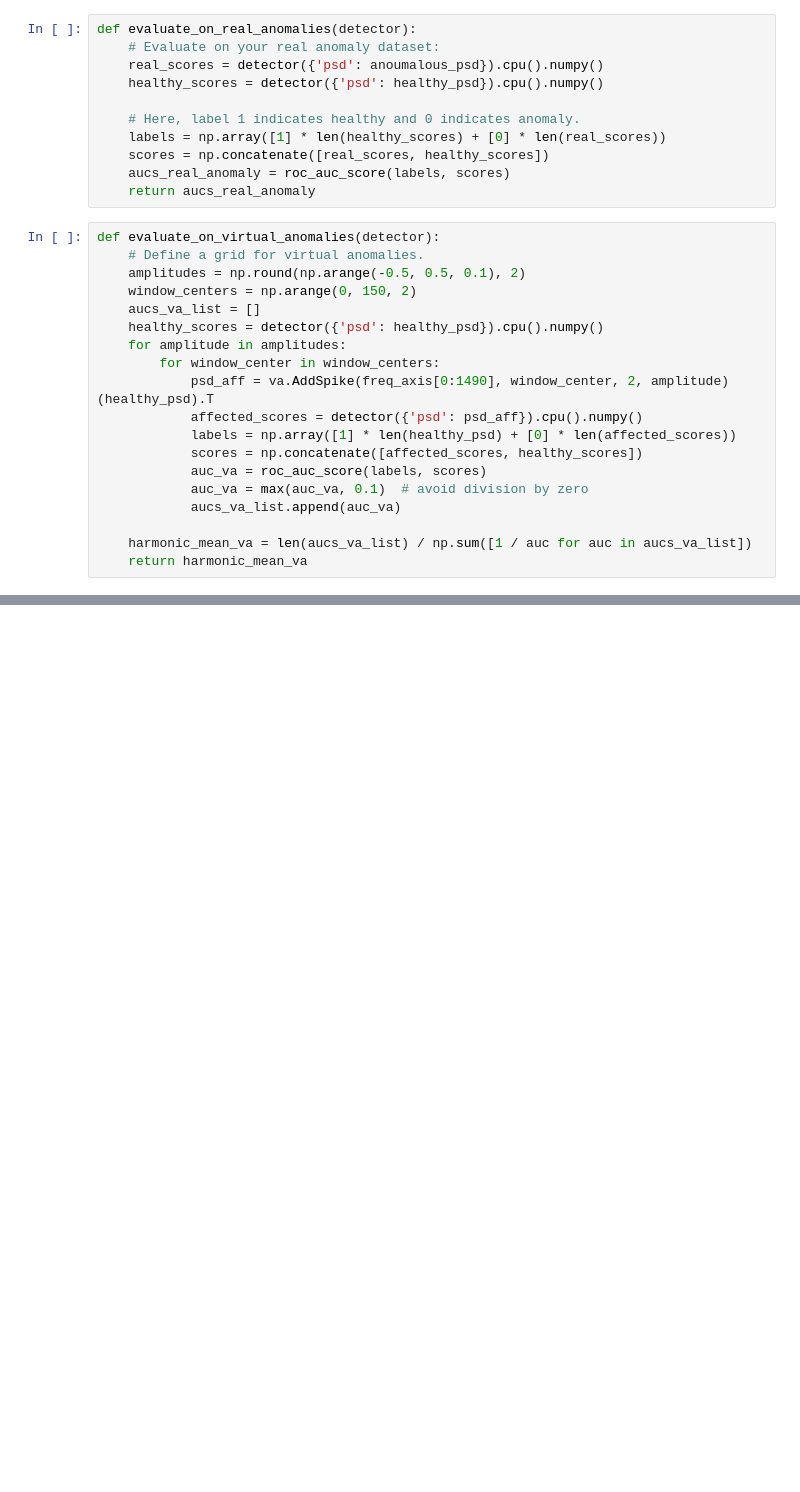
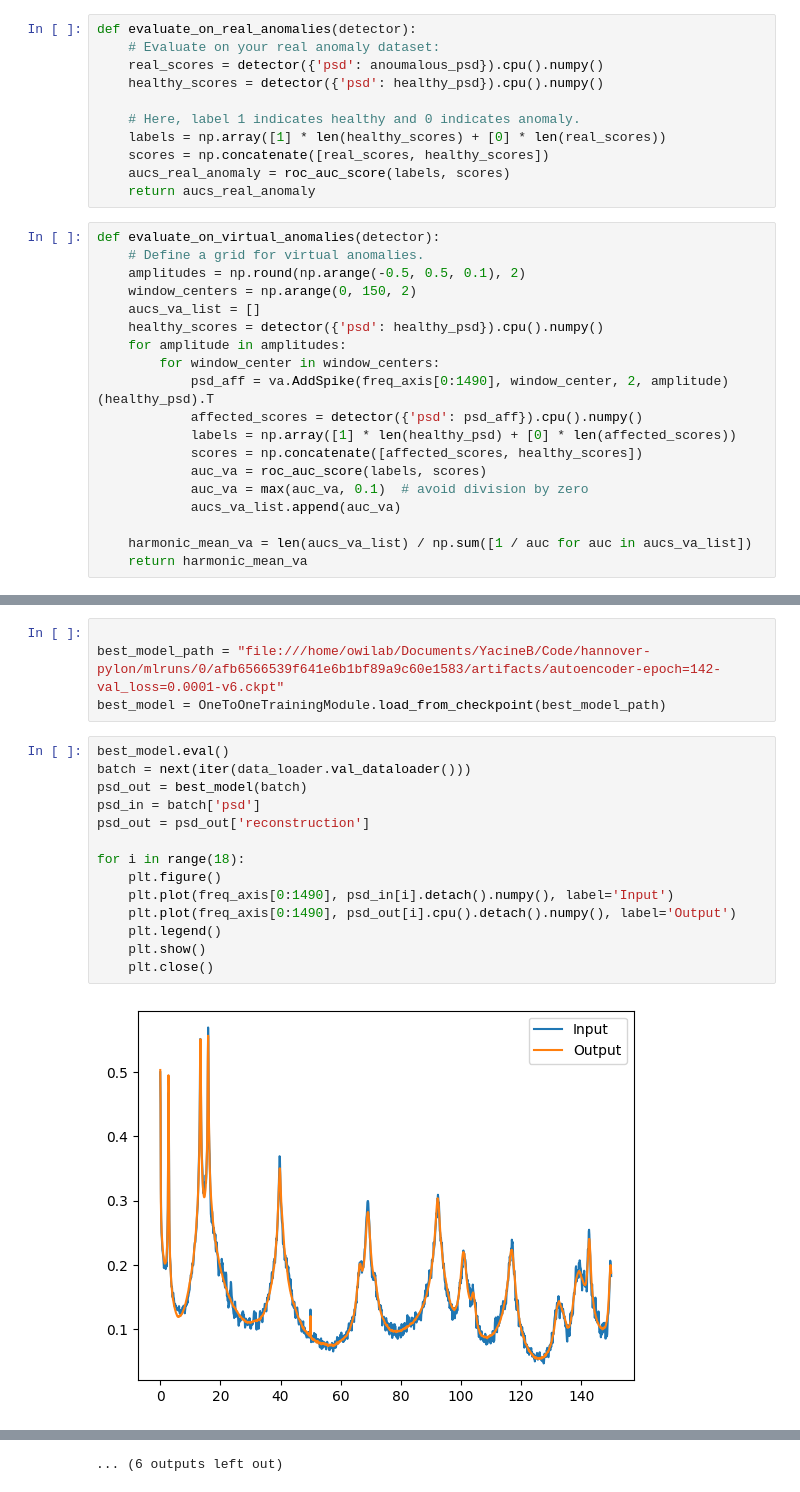
Before and after one commit to YacineBelHadj/hannover-pylon-psd, a Jupyter notebook: hannover_pylon/modelling/finalexp/model_tuning.ipynb, the cells around one changed output, grey strips where cells are left out. Cells and saved outputs as stored; diff of their text form; blank space fills up the shorter version.

```diff
--- a/hannover_pylon/modelling/finalexp/model_tuning.ipynb
+++ b/hannover_pylon/modelling/finalexp/model_tuning.ipynb
@@ -472,0 +560,20 @@ runs_df
+# %%
+
+best_model_path = "file:///home/owilab/Documents/YacineB/Code/hannover-pylon/mlruns/0/afb6566539f641e6b1bf89a9c60e1583/artifacts/autoencoder-epoch=142-val_loss=0.0001-v6.ckpt"
+best_model = OneToOneTrainingModule.load_from_checkpoint(best_model_path)
+# %%
+best_model.eval()
+batch = next(iter(data_loader.val_dataloader()))
+psd_out = best_model(batch)
+psd_in = batch['psd']
+psd_out = psd_out['reconstruction']
+
+for i in range(18):
+    plt.figure()
+    plt.plot(freq_axis[0:1490], psd_in[i].detach().numpy(), label='Input')
+    plt.plot(freq_axis[0:1490], psd_out[i].cpu().detach().numpy(), label='Output')
+    plt.legend()
+    plt.show()
+    plt.close()
+# %% [output]
+[figure, added]
@@ -472,0 +591 @@ runs_df
+... (6 outputs left out)
```
Also changed, not shown: parts of 31 cells of this notebook, 1 other file.
